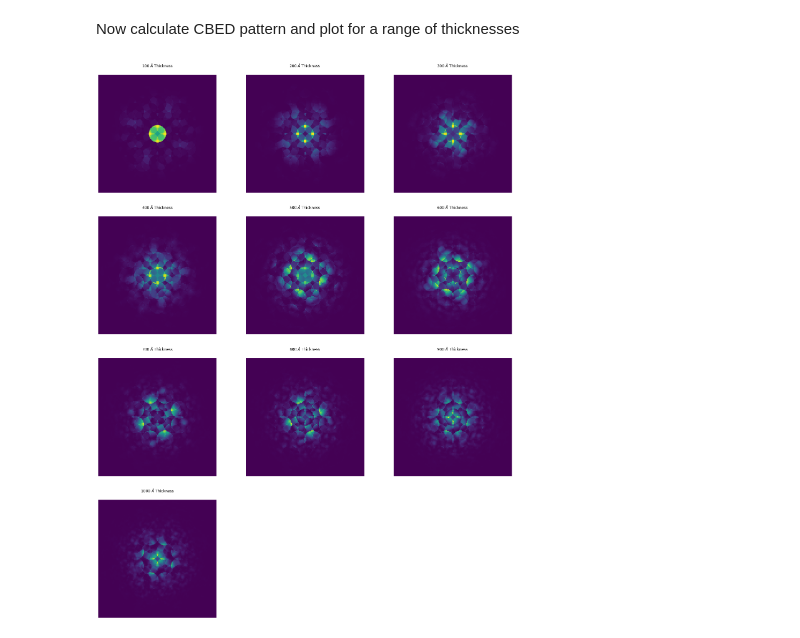
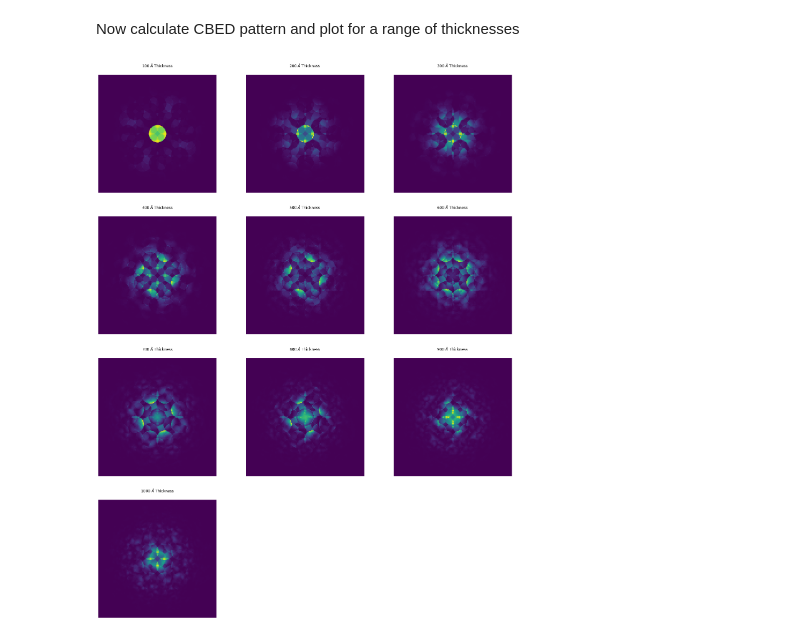
Before and after one commit to HamishGBrown/py_multislice, a Jupyter notebook: Demos/CBED.ipynb, the cells around one changed output. Drawn from its saved outputs; the diff is of its cells as text; code cells hidden in the pictures.

```diff
--- a/Demos/CBED.ipynb
+++ b/Demos/CBED.ipynb
@@ -59,9 +59,7 @@ T = torch.zeros(nT,nsubslices,*gridshape,2,device=device)
 #Make transmission functions
 for i in range(nT):
     T[i,:,:] = crystal.make_transmission_functions(gridshape,eV,subslices,tiling,fftout=True,device=device)
-from PIL import Image
-for i in range(nT):
-    Image.fromarray(np.angle(cx_to_numpy(T[i,0,...]))).save('Trans/Trans{0}.tif'.format(i))
+
 
 #Plot the different slices of the unit cell
 fig,ax = plt.subplots(figsize=(8,8))
@@ -120,34 +117,34 @@ for ifph in tqdm(range(nfph)):
     # Make probe
     probe = pyms.focused_probe(gridshape,rsize,eV,app)
     tt = 0
-    # Run multislice
+    # Run multislice iterating over different thickness outputs
     for it,t in enumerate(thicknesses):
-        probe = pyms.multislice(probe,propagators,T,nslices[it]-tt,tiling=tiling,device_type=device)
+        probe = pyms.multislice(probe,nslices[it]-tt,propagators,T,tiling=tiling,output_to_bandwidth_limit= False)
         output[it,...] += np.abs(np.fft.fftshift(np.fft.fft2(probe,norm='ortho')))**2
         tt = nslices[it]
 
 output/= nfph
 
 # Set up montage to plot output
 nn = int(np.ceil(np.sqrt(nt)))
 figsize= 8
 ncols = 3
 nrows = int(np.ceil(nt/ncols))
 fig,axes= plt.subplots(nrows=nrows,ncols=ncols,figsize=(figsize*ncols,figsize*nrows))
 
 for i in range(nrows*ncols): axes[i//ncols,i%ncols].set_axis_off()
 
 # Helper function to crop output for viewing
 def crop(array,outsize):
     insize = array.shape
     return array[(insize[0]-outsize[0])//2:(insize[0]+outsize[0])//2,
                  (insize[1]-outsize[1])//2:(insize[1]+outsize[1])//2]
 probe = np.abs(pyms.focused_probe(gridshape,rsize,eV,app))**2
 vmin,vmax = [np.amin(probe),np.amax(probe)]
 # Plot output
 for it,t in enumerate(thicknesses):
     ax = axes[it//ncols,it%ncols]
     ax.matshow(crop(output[it,...],[x//2 for x in gridshape]))
     ax.set_title('{0} $\\AA$ Thickness'.format(int(t)))
 # %% [output]
-[figure, old version]
+[figure, new version]
```
Also changed, not shown: parts of 2 cells of this notebook, 6 other files.
